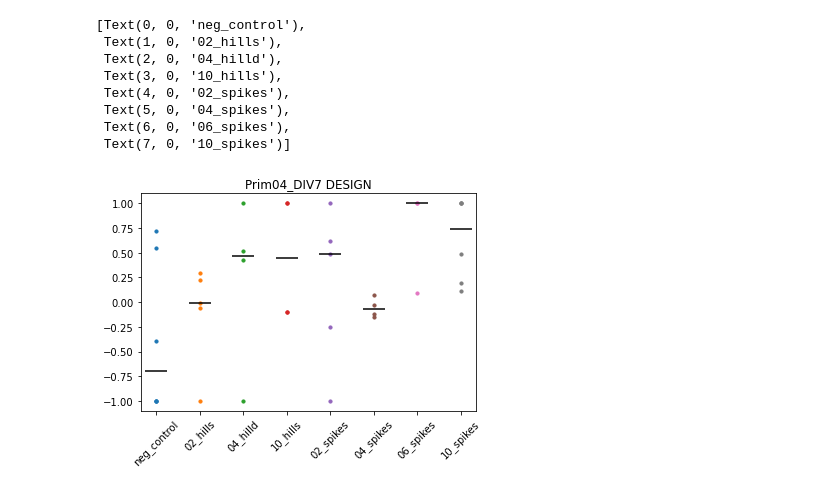
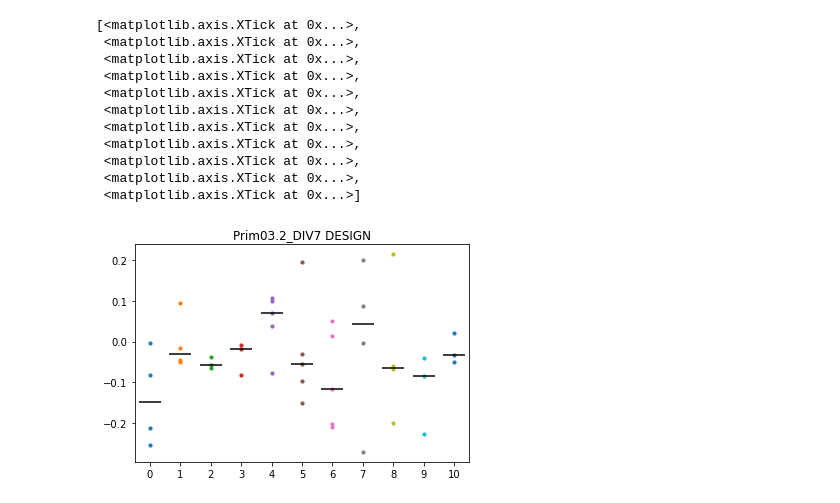
Before and after one commit to LoaloaF/axtrack, a Jupyter notebook: process_primitives2.ipynb, the cells around one changed output. Saved outputs shown, nothing was run; the diff lists cells and outputs as text; code cells hidden in the pictures.

Commit message:
primitives analysis done

```diff
--- a/process_primitives2.ipynb
+++ b/process_primitives2.ipynb
@@ -25,10 +28,13 @@ divs = all_files.index.unique(1)
 print(divs)
 print()
 
-prim = primitives[6]
-div = divs[0]
+prim = primitives[4]
+prim = 'Prim06'   # for getting all 6.1.1, 6.1.2 ...
+div = divs[1]
 lbl = f'{prim}_{div}'
 dest_dir = f'{path}/processed2/results/{lbl}_masks/'
 
 print('Processing now: ', lbl)
+correct_prim = all_files.index.get_level_values(level=0).str.contains(prim)
+correct_div = all_files.index.get_level_values(level=1).str.contains(div)
 # %% [output]
@@ -426,20 +748,24 @@ all_metrics
 # %%
-
 # =========== PRIM 1.1 ================
 
 all_metrics = pd.read_csv(f'{dest_dir}/{lbl}_metrics.csv', index_col=(0,1)).iloc[:,0]
-print(all_metrics)
+print(pd.read_csv(f'{dest_dir}/{lbl}_metrics.csv', index_col=(0,1)))
 
-%matplotlib inline
 
+designs = all_metrics.index.unique('design')
+
+xlbls = []
 plt.title(lbl+' DESIGN')
-for d in all_metrics.index.unique('design'):
+for d in designs:
     design_metrics = all_metrics[d]
-    median = design_metrics.median()
+    xlbls.append(design_namemap[prim][d])
+    median = design_metrics.mean()
     xlocs = [d]*len(design_metrics)
 
     plt.scatter(xlocs, design_metrics, s=10)
     plt.scatter(d, median, marker='_', s=500, color='k')
+plt.gca().set_xticks(np.arange(len(designs)))
+plt.gca().set_xticklabels(xlbls, rotation=45)
 
 plt.figure()
 plt.title(lbl+' RADIUS')
@@ -467,18 +810,17 @@ for xloc, design_set in enumerate(design_sets):
 # =========== PRIM 1.2 ================
 
 all_metrics = pd.read_csv(f'{dest_dir}/{lbl}_metrics.csv', index_col=(0,1)).iloc[:,0]
+print(pd.read_csv(f'{dest_dir}/{lbl}_metrics.csv', index_col=(0,1)))
 print(all_metrics)
 
 designs = all_metrics.index.unique('design')
 designs = [3,2,1,0,4,5]
 
-%matplotlib inline
-
 plt.title(lbl+' DESIGN')
 for xloc, d in enumerate(designs):
     print(xloc, d)
     design_metrics = all_metrics[d]
-    median = design_metrics.median()
+    median = design_metrics.mean()
     xlocs = [xloc]*len(design_metrics)
 
     plt.scatter(xlocs, design_metrics, s=10)
@@ -512,15 +852,12 @@ all_metrics = pd.read_csv(f'{dest_dir}/{lbl}_metrics.csv', index_col=(0,1)).iloc
 print(all_metrics)
 
 designs = all_metrics.index.unique('design')
-# designs = [3,2,1,0,4,5]
-
-%matplotlib inline
 
 plt.title(lbl+' DESIGN')
 for xloc, d in enumerate(designs):
     print(xloc, d)
     design_metrics = all_metrics[d]
-    if design_metrics.notna().sum() < 4:
+    if design_metrics.notna().sum() < 3:
         continue
     median = design_metrics.median()
     xlocs = [xloc]*len(design_metrics)
@@ -553,16 +890,14 @@ all_metrics = pd.read_csv(f'{dest_dir}/{lbl}_metrics.csv', index_col=(0,1)).iloc
 print(all_metrics)
 
 designs = all_metrics.index.unique('design')
-designs = [3, 0,1,2,4,5,6,7]
+# designs = [3, 0,1,2,4,5,6,7]
 print(designs)
-
-%matplotlib inline
 
 plt.title(lbl+' DESIGN')
 xlbls = []
 for xloc, d in enumerate(designs):
-    xlbls.append(design_namemap[prim][d])
-    print(d, xloc, design_namemap[prim][d])
+    # xlbls.append(design_namemap[prim][d])
+    # print(d, xloc, design_namemap[prim][d])
 
     design_metrics = all_metrics[d]
     median = design_metrics.median()
@@ -572,6 +907,6 @@ for xloc, d in enumerate(designs):
     plt.scatter(xloc, median, marker='_', s=500, color='k')
 
 plt.gca().set_xticks(np.arange(len(designs)))
-plt.gca().set_xticklabels(xlbls, rotation=45)
+# plt.gca().set_xticklabels(xlbls, rotation=45)
 # %% [output]
 design  replicate
@@ -594,12 +926,15 @@ design  replicate
-[Text(0, 0, 'neg_control'),
- Text(1, 0, '02_hills'),
- Text(2, 0, '04_hilld'),
- Text(3, 0, '10_hills'),
- Text(4, 0, '02_spikes'),
- Text(5, 0, '04_spikes'),
- Text(6, 0, '06_spikes'),
- Text(7, 0, '10_spikes')]
+[<matplotlib.axis.XTick at 0x...>,
+ <matplotlib.axis.XTick at 0x...>,
+ <matplotlib.axis.XTick at 0x...>,
+ <matplotlib.axis.XTick at 0x...>,
+ <matplotlib.axis.XTick at 0x...>,
+ <matplotlib.axis.XTick at 0x...>,
+ <matplotlib.axis.XTick at 0x...>,
+ <matplotlib.axis.XTick at 0x...>,
+ <matplotlib.axis.XTick at 0x...>,
+ <matplotlib.axis.XTick at 0x...>,
+ <matplotlib.axis.XTick at 0x...>]
-[figure, old version]
+[figure, new version]
 # %%
 # =========== PRIM 05 ================
 
```
Also changed, not shown: parts of 26 cells of this notebook, 8 other files.
